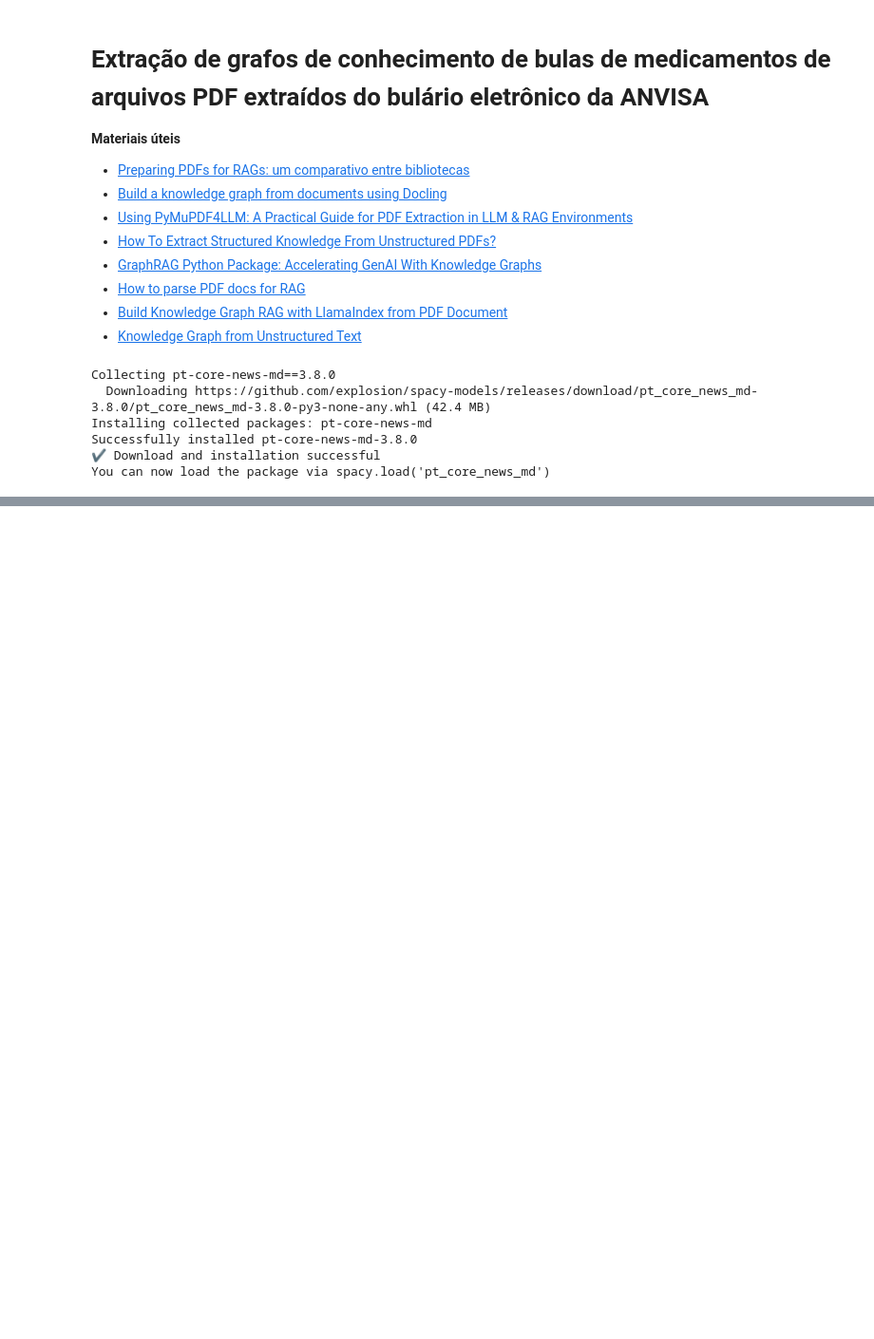
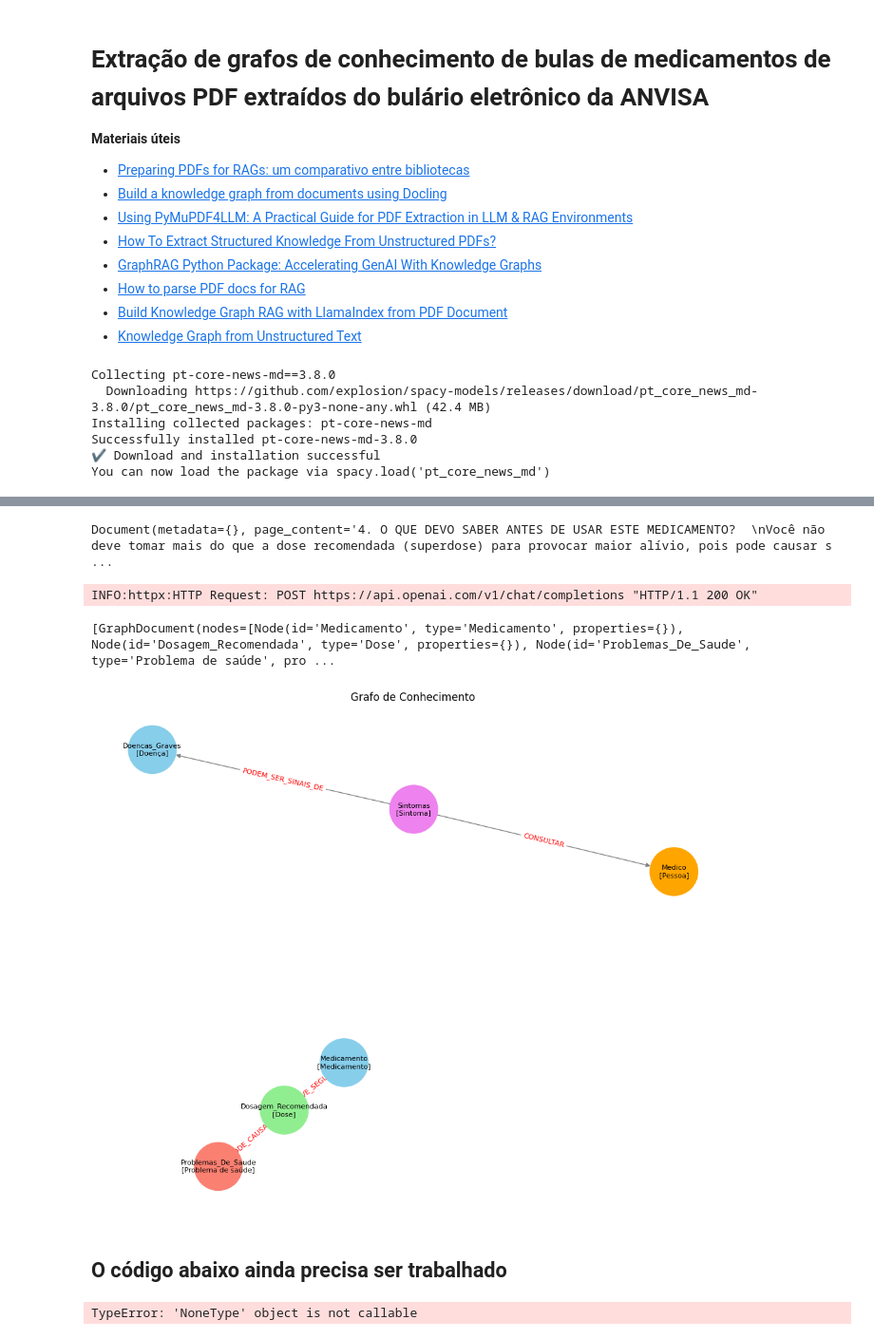
Before and after one commit to mariliaribeiro/tcc_ufg_akcit_nlp, a Jupyter notebook: notebooks/pdf_graph_extract.ipynb, the cells around one changed output, grey strips where cells are left out. Shown at 95% size. Drawn from its saved outputs; the diff is of its cells as text; code cells hidden in the pictures; blank space fills up the shorter version.

Commit message:
feat(notebooks): Add graph extraction

```diff
--- a/notebooks/pdf_graph_extract.ipynb
+++ b/notebooks/pdf_graph_extract.ipynb
@@ -25,7 +25,22 @@ from src.config import RAW_DATA_DIR, PROCESSED_DATA_DIR
 from src.data_processing.pdf_and_markdown_pipeline import PdfAndMarkdownPipeline
 from src.data_processing.chunks import HEADERS_TO_SPLIT_ON
 
-PDF_FILE_PATH = f"{RAW_DATA_DIR}/bula_1748876242121.pdf"
-MD_FILE_PATH = f"{PROCESSED_DATA_DIR}/bula_1748876242121.pdf.md"
+from src.utils.gen_ai_connection import LLMModel
+from src.kg.kg_from_text import KGFromText
+from langchain_experimental.graph_transformers import LLMGraphTransformer
+
+
+FILE_NAME = "bula_1748876242121.pdf"
+PDF_FILE_PATH = f"{RAW_DATA_DIR}/{FILE_NAME}"
+MD_FILE_PATH = f"{PROCESSED_DATA_DIR}/{FILE_NAME}.md"
+
+
+chunk_size = 400
+chunk_overlap = 100
+headers_to_split_on = HEADERS_TO_SPLIT_ON
+
+provider = "openai"
+temperature = 0.7
+max_tokens = None
 # %%
 pdf_md_pipeline = PdfAndMarkdownPipeline()
@@ -86,0 +86,42 @@ pdf_md_pipeline.chunk_documents
+# %%
+llm = LLMModel(
+    provider=provider,
+    temperature=temperature,
+    max_tokens=max_tokens
+).llm
+
+kg = KGFromText(
+    llm=llm
+)
+# %%
+pdf_md_pipeline.chunk_documents[5]
+# %% [output]
+Document(metadata={}, page_content='4. O QUE DEVO SABER ANTES DE USAR ESTE MEDICAMENTO?  \nVocê não deve tomar mais do que a dose recomendada (superdose) para provocar maior alívio, pois pode causar s ...
+# %%
+chunk_documents = [pdf_md_pipeline.chunk_documents[5]]
+
+llm_gt = LLMGraphTransformer(llm=llm)
+graph_documents = await llm_gt.aconvert_to_graph_documents(chunk_documents)
+# %% [output]
+INFO:httpx:HTTP Request: POST https://api.openai.com/v1/chat/completions "HTTP/1.1 200 OK"
+# %%
+graph_documents
+# %% [output]
+[GraphDocument(nodes=[Node(id='Medicamento', type='Medicamento', properties={}), Node(id='Dosagem_Recomendada', type='Dose', properties={}), Node(id='Problemas_De_Saude', type='Problema de saúde', pro ...
+# %%
+from src.utils.dataviz import export_graph_documment_to_html, plot_graph_documents
+
+plot_graph_documents(graph_docs=graph_documents)
+export_graph_documment_to_html(graph_docs=graph_documents, file_name=FILE_NAME)
+# %% [output]
+[figure, added]
+# %% [markdown]
+## O código abaixo ainda precisa ser trabalhado
+# %%
+chunk_documents = [pdf_md_pipeline.chunk_documents[5]]
+
+kg.graph_documents(
+    chunk_documents=chunk_documents
+)
+# %% [output]
+TypeError: 'NoneType' object is not callable
```
Also changed, not shown: parts of 6 cells of this notebook, 1 other file.
